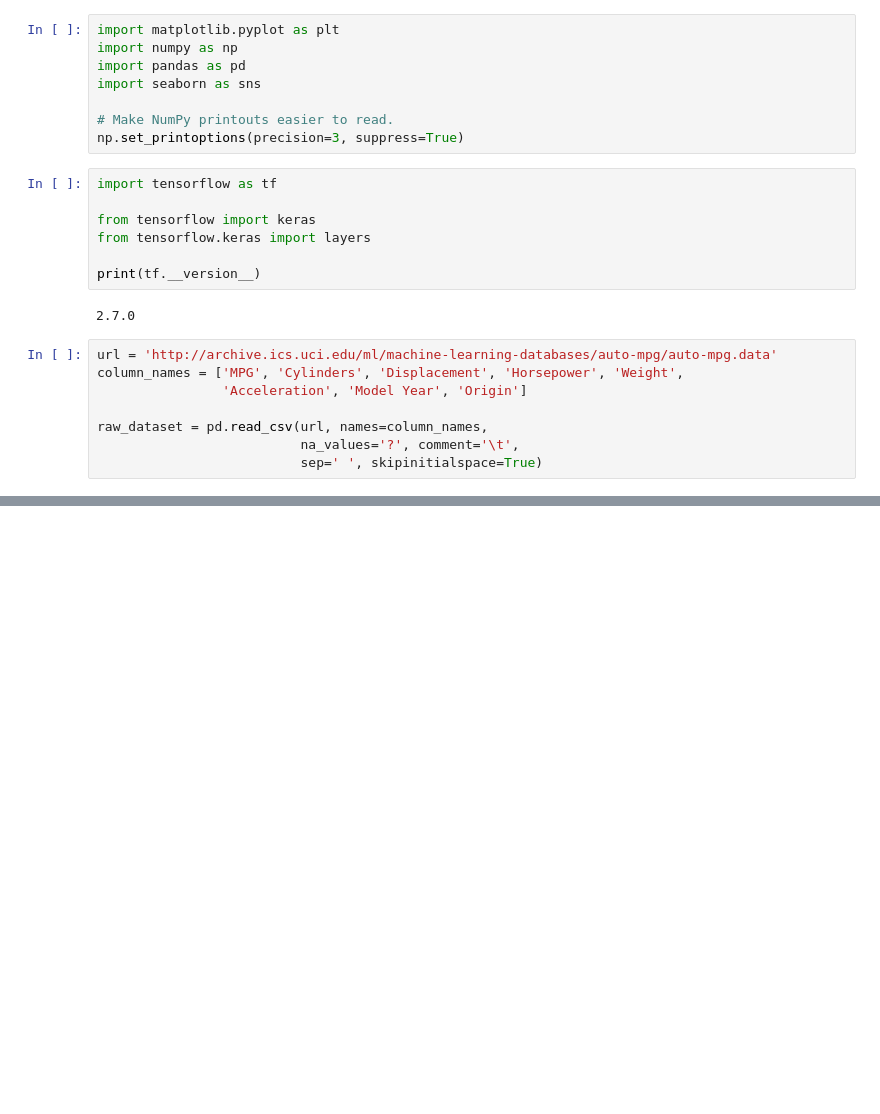
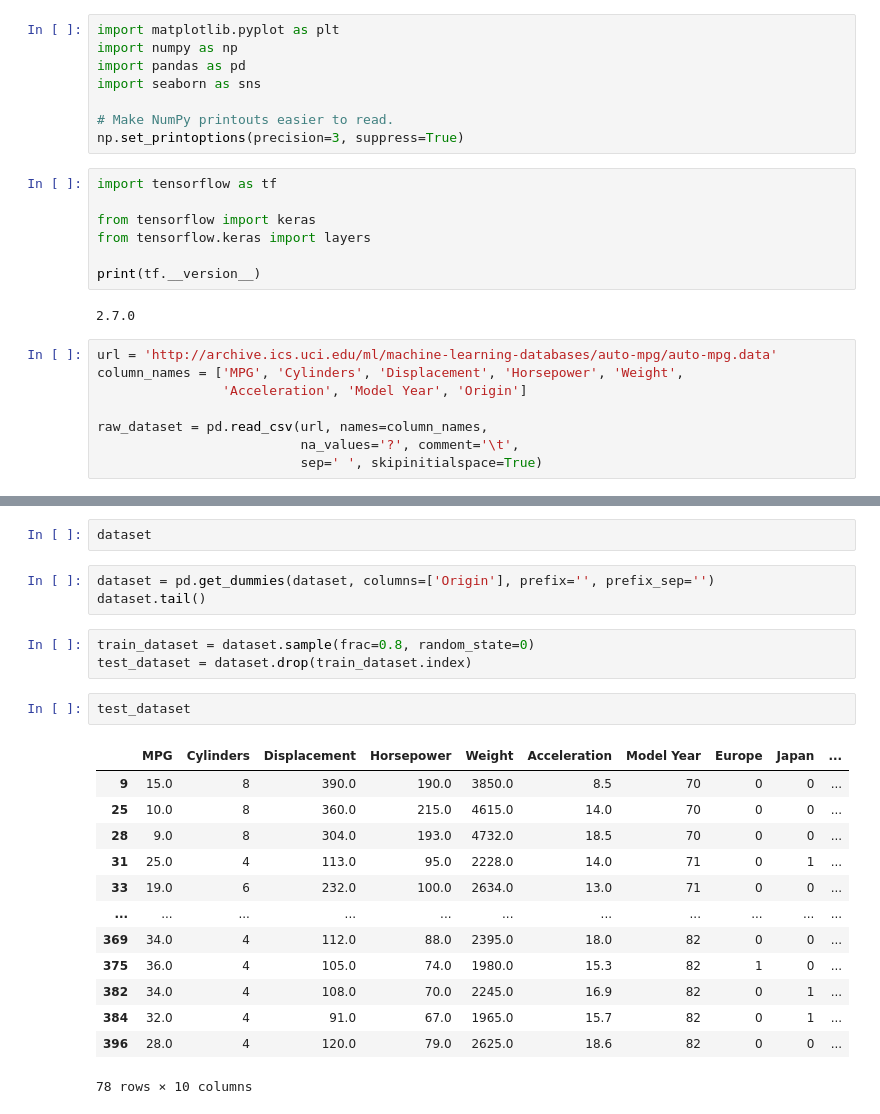
Before and after one commit to yvonnecshih/Python, a Jupyter notebook: reg.ipynb, the cells around one changed output, grey strips where cells are left out. Drawn from its saved outputs; the diff is of its cells as text; blank space fills up the shorter version.

```diff
--- a/reg.ipynb
+++ b/reg.ipynb
@@ -46,0 +45,24 @@ dataset
+# %%
+dataset
+# %%
+dataset = pd.get_dummies(dataset, columns=['Origin'], prefix='', prefix_sep='')
+dataset.tail()
+# %%
+train_dataset = dataset.sample(frac=0.8, random_state=0)
+test_dataset = dataset.drop(train_dataset.index)
+# %%
+test_dataset
+# %% [output]
+|  | MPG | Cylinders | Displacement | Horsepower | Weight | Acceleration | Model Year | Europe | Japan | ... |
+| 9 | 15.0 | 8 | 390.0 | 190.0 | 3850.0 | 8.5 | 70 | 0 | 0 | ... |
+| 25 | 10.0 | 8 | 360.0 | 215.0 | 4615.0 | 14.0 | 70 | 0 | 0 | ... |
+| 28 | 9.0 | 8 | 304.0 | 193.0 | 4732.0 | 18.5 | 70 | 0 | 0 | ... |
+| 31 | 25.0 | 4 | 113.0 | 95.0 | 2228.0 | 14.0 | 71 | 0 | 1 | ... |
+| 33 | 19.0 | 6 | 232.0 | 100.0 | 2634.0 | 13.0 | 71 | 0 | 0 | ... |
+| ... | ... | ... | ... | ... | ... | ... | ... | ... | ... | ... |
+| 369 | 34.0 | 4 | 112.0 | 88.0 | 2395.0 | 18.0 | 82 | 0 | 0 | ... |
+| 375 | 36.0 | 4 | 105.0 | 74.0 | 1980.0 | 15.3 | 82 | 1 | 0 | ... |
+| 382 | 34.0 | 4 | 108.0 | 70.0 | 2245.0 | 16.9 | 82 | 0 | 1 | ... |
+| 384 | 32.0 | 4 | 91.0 | 67.0 | 1965.0 | 15.7 | 82 | 0 | 1 | ... |
+| 396 | 28.0 | 4 | 120.0 | 79.0 | 2625.0 | 18.6 | 82 | 0 | 0 | ... |
+78 rows × 10 columns
```
Also changed, not shown: parts of 23 cells of this notebook.
